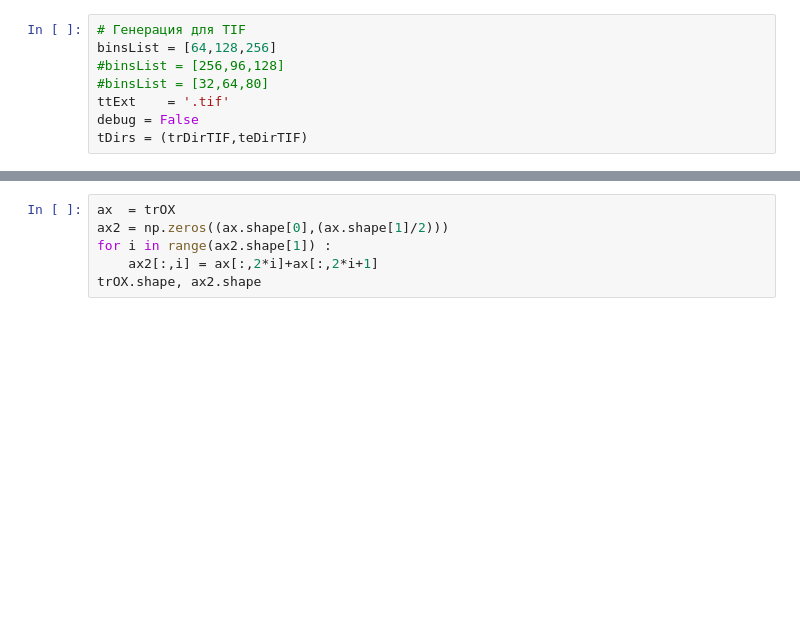
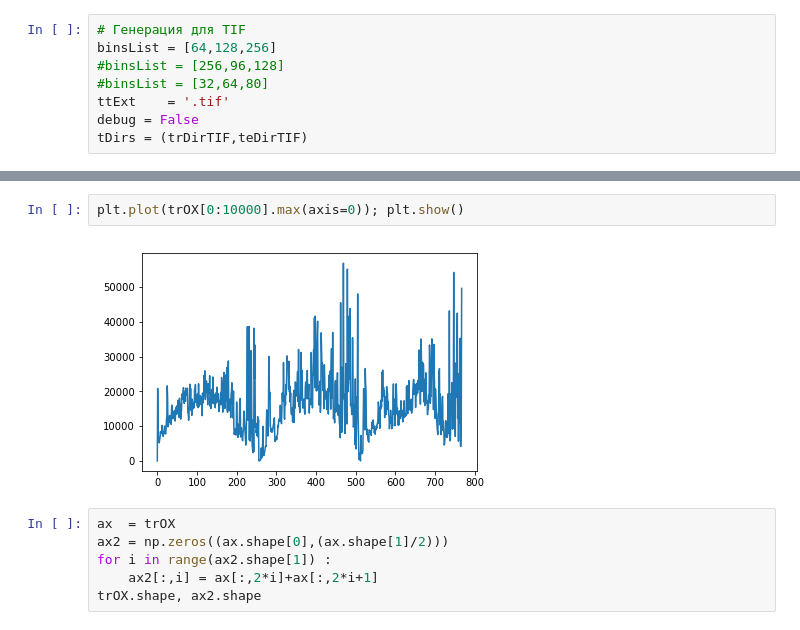
Before and after one commit to SorokinV/Kaggle-2017-04-Brazil-Amazon, a Jupyter notebook: Jupyter-XGB/a-basin-2D-V3-XGB-Generate.ipynb, the cells around one changed output, grey strips where cells are left out. Cells and saved outputs as stored; diff of their text form; blank space fills up the shorter version.

```diff
--- a/Jupyter-XGB/a-basin-2D-V3-XGB-Generate.ipynb
+++ b/Jupyter-XGB/a-basin-2D-V3-XGB-Generate.ipynb
@@ -143,3 +180,7 @@ for bds in binsList :
+# %%
+plt.plot(trOX[0:10000].max(axis=0)); plt.show()
+# %% [output]
+[figure, added]
 # %%
 ax  = trOX
 ax2 = np.zeros((ax.shape[0],(ax.shape[1]/2)))
```
Also changed, not shown: parts of 5 cells of this notebook, 5 other files.
